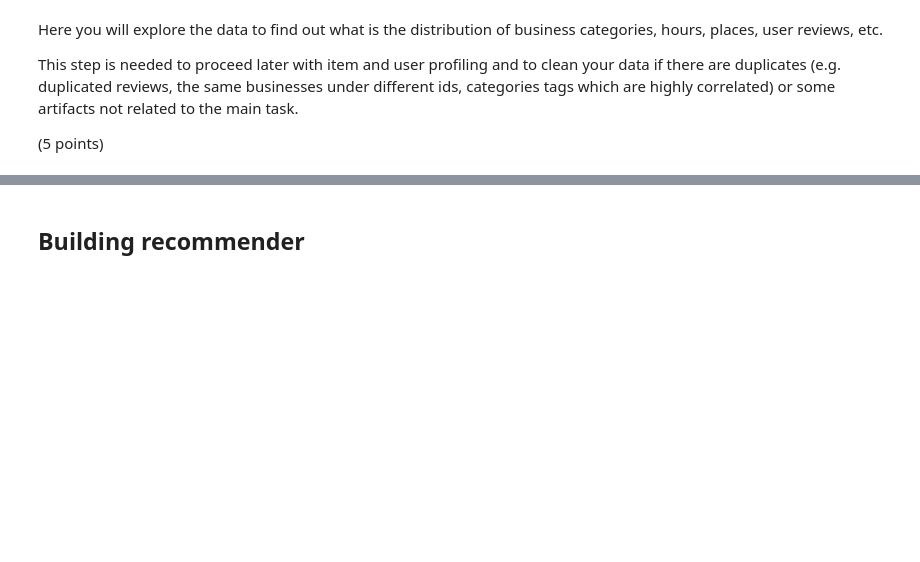
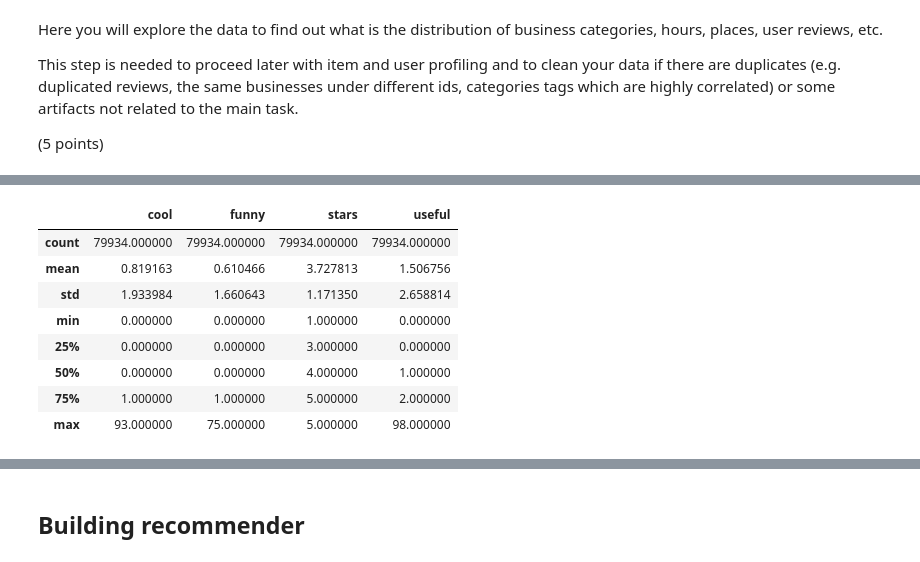
Before and after one commit to denysgerasymuk799/Constrained_Food_Recommender, a Jupyter notebook: Constrained Food Recommender.ipynb, the cells around one changed output, grey strips where cells are left out. Saved outputs shown, nothing was run; the diff lists cells and outputs as text; code cells hidden in the pictures; blank space fills up the shorter version.

```diff
--- a/Constrained Food Recommender.ipynb
+++ b/Constrained Food Recommender.ipynb
@@ -32,0 +101,12 @@ df_yelp_reviews.head()
+# %%
+df_yelp_reviews.describe()
+# %% [output]
+|  | cool | funny | stars | useful |
+| count | 79934.000000 | 79934.000000 | 79934.000000 | 79934.000000 |
+| mean | 0.819163 | 0.610466 | 3.727813 | 1.506756 |
+| std | 1.933984 | 1.660643 | 1.171350 | 2.658814 |
+| min | 0.000000 | 0.000000 | 1.000000 | 0.000000 |
+| 25% | 0.000000 | 0.000000 | 3.000000 | 0.000000 |
+| 50% | 0.000000 | 0.000000 | 4.000000 | 1.000000 |
+| 75% | 1.000000 | 1.000000 | 5.000000 | 2.000000 |
+| max | 93.000000 | 75.000000 | 5.000000 | 98.000000 |
```
Also changed, not shown: parts of 12 cells of this notebook, 1 other file.
